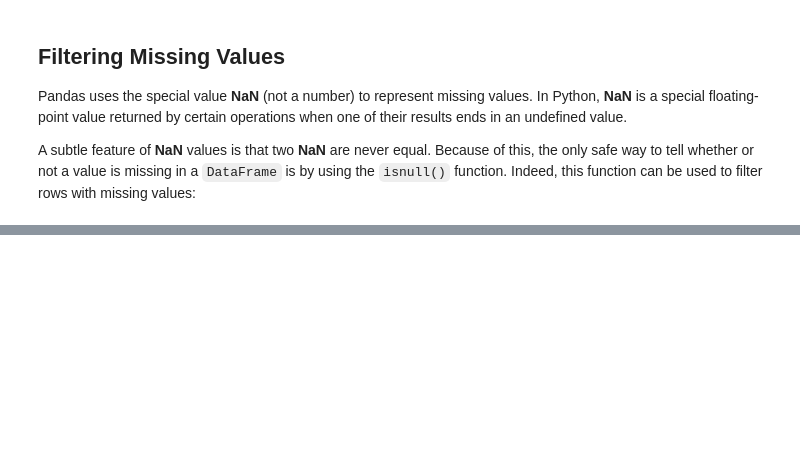
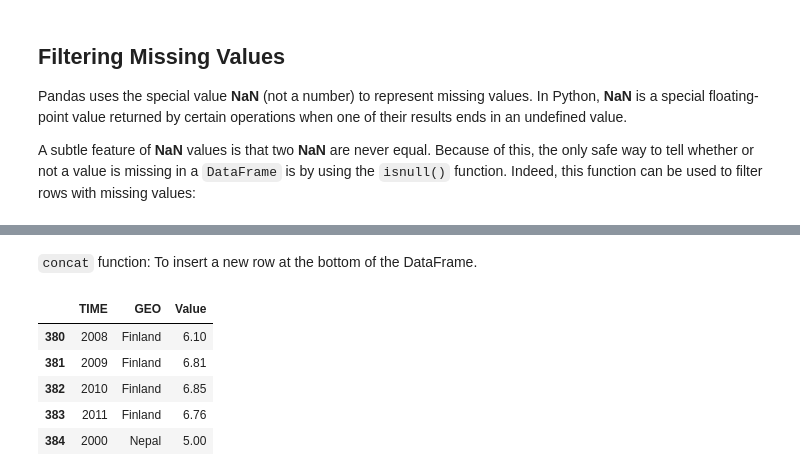
Before and after one commit to devNavraj/Learning-Data-Science, a Jupyter notebook: intro_to_data_science/intro_data_science_1.ipynb, the cells around one changed output, grey strips where cells are left out. Cells and saved outputs as stored; diff of their text form; code cells hidden in the pictures; blank space fills up the shorter version.

```diff
--- a/intro_to_data_science/intro_data_science_1.ipynb
+++ b/intro_to_data_science/intro_data_science_1.ipynb
@@ -182,0 +277,3 @@ edu[edu['Value'].isnull()]
+# %%
+edu.drop('ValueNorm', axis=1, inplace=True)
+edu.head()
@@ -182,0 +287,24 @@ edu[edu['Value'].isnull()]
+# %% [markdown]
+`concat` function: To insert a new row at the bottom of the DataFrame.
+# %%
+edu = pd.concat(
+    [
+        edu,
+        pd.DataFrame(
+            {
+                'TIME': 2000,
+                'Value': 5.00,
+                'GEO': 'Nepal'
+            },
+            index = [max(edu.index)+1]
+        )
+    ]
+)
+edu.tail()
+# %% [output]
+|  | TIME | GEO | Value |
+| 380 | 2008 | Finland | 6.10 |
+| 381 | 2009 | Finland | 6.81 |
+| 382 | 2010 | Finland | 6.85 |
+| 383 | 2011 | Finland | 6.76 |
+| 384 | 2000 | Nepal | 5.00 |
```
Also changed, not shown: parts of 17 cells of this notebook.
